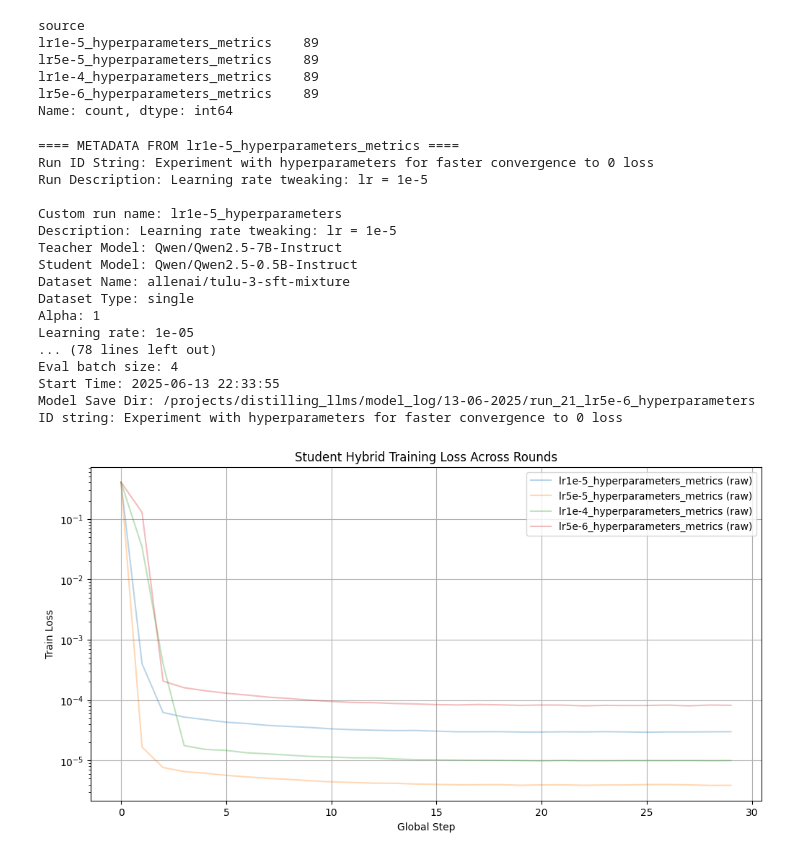
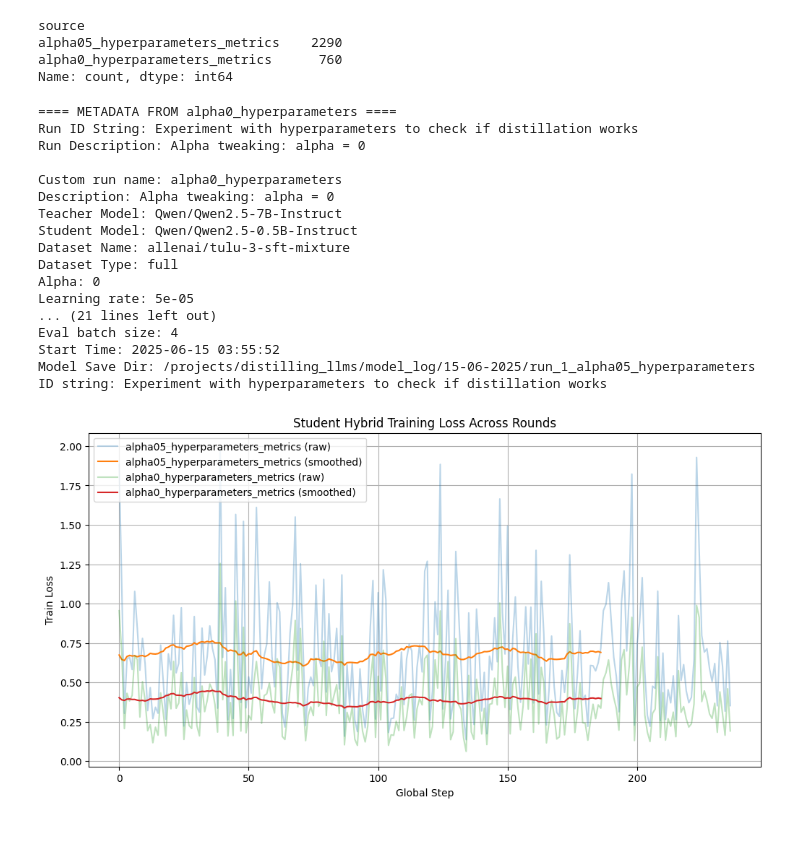
Before and after one commit to r-three/SLMensembles, a Jupyter notebook: SLM_ensembles.ipynb, the cells around one changed output. Saved outputs shown, nothing was run; the diff lists cells and outputs as text; code cells hidden in the pictures.

```diff
--- a/SLM_ensembles.ipynb
+++ b/SLM_ensembles.ipynb
@@ -35,13 +35,11 @@ for i in range(len(subdirs)):
         df["source"] = name
         all_dfs.append(df)
 
-combined_df = pd.concat(all_dfs.values(), ignore_index=True)
+combined_df = pd.concat(all_dfs, ignore_index=True)
 
 print(combined_df["source"].value_counts())
 # %% [output]
 source
-lr1e-5_hyperparameters_metrics    89
-lr5e-5_hyperparameters_metrics    89
-lr1e-4_hyperparameters_metrics    89
-lr5e-6_hyperparameters_metrics    89
+alpha05_hyperparameters_metrics    2290
+alpha0_hyperparameters_metrics      760
 Name: count, dtype: int64
@@ -63,55 +46,68 @@ Name: count, dtype: int64
 # %%
-for name, df in dfs.items():
+for df in all_dfs:
     metadata_str = df[df["metadata"].notna()]["metadata"].iloc[0]
     metadata = ast.literal_eval(metadata_str)
 
-    print(f"\n==== METADATA FROM {name} ====")
+    print(f"\n==== METADATA FROM {metadata.get('Custom run name','N/A')} ====")
     print(f"Run ID String: {metadata.get('ID string', 'N/A')}")
     print(f"Run Description: {metadata.get('Description', 'N/A')}\n")
 
     for key, value in metadata.items():
         print(f"{key}: {value}")
 # %% [output]
-==== METADATA FROM lr1e-5_hyperparameters_metrics ====
-Run ID String: Experiment with hyperparameters for faster convergence to 0 loss
-Run Description: Learning rate tweaking: lr = 1e-5
+==== METADATA FROM alpha0_hyperparameters ====
+Run ID String: Experiment with hyperparameters to check if distillation works
+Run Description: Alpha tweaking: alpha = 0
 
-Custom run name: lr1e-5_hyperparameters
-Description: Learning rate tweaking: lr = 1e-5
+Custom run name: alpha0_hyperparameters
+Description: Alpha tweaking: alpha = 0
 Teacher Model: Qwen/Qwen2.5-7B-Instruct
 Student Model: Qwen/Qwen2.5-0.5B-Instruct
 Dataset Name: allenai/tulu-3-sft-mixture
-Dataset Type: single
-Alpha: 1
-Learning rate: 1e-05
-... (78 lines left out)
+Dataset Type: full
+Alpha: 0
+Learning rate: 5e-05
+... (21 lines left out)
 Eval batch size: 4
-Start Time: 2025-06-13 22:33:55
-Model Save Dir: /projects/distilling_llms/model_log/13-06-2025/run_21_lr5e-6_hyperparameters
-ID string: Experiment with hyperparameters for faster convergence to 0 loss
+Start Time: 2025-06-15 03:55:52
+Model Save Dir: /projects/distilling_llms/model_log/15-06-2025/run_1_alpha05_hyperparameters
+ID string: Experiment with hyperparameters to check if distillation works
 # %%
 # Student train loss (hybrid) over rounds
 side_by_side = False
+x_min_loss = True
+min_len = 1000
 
 filter_size = 51
 kernel = np.ones(filter_size) / filter_size
 
+if not side_by_side:
+    # Display values on the x-axis only up to the minimum number of logged lines across files
+    if x_min_loss:
+        for name, df in combined_df.groupby("source"):
+            student_train_df = df[
+                (df["role"] == "student") &
+                (df["phase"] == "train") &
+                (df["function"] == "compute_loss")
+            ]
 
-if not side_by_side:
+            loss = student_train_df["train_loss"].to_numpy()
+            min_len = min(min_len, len(loss))
+
     plt.figure(figsize=(12, 6))
 
-    for name, df in dfs.items():
+    for  name, df in combined_df.groupby("source"):
         student_train_df = df[
             (df["role"] == "student") &
             (df["phase"] == "train") &
             (df["function"] == "compute_loss")
         ]
 
-        loss = student_train_df["train_loss"].to_numpy()
+        loss = student_train_df["train_loss"].to_numpy()[:min_len]
         smoothed = scipy.signal.fftconvolve(loss, kernel, mode="valid")
 
         plt.plot(range(len(loss)), loss, alpha=0.3, label=f"{name} (raw)")
-        # plt.plot(range(len(smoothed)), smoothed, label=f"{name} (smoothed)")
+        plt.plot(range(len(smoothed)), smoothed, label=f"{name} (smoothed)")
 
 
     plt.title("Student Hybrid Training Loss Across Rounds")
@@ -119,7 +115,7 @@ if not side_by_side:
     plt.ylabel("Train Loss")
     plt.legend()
     plt.grid(True)
-    plt.yscale("log")
+    # plt.yscale("log")
     plt.show()
 else:
     num_files = len(dfs)
@@ -134,31 +130,32 @@ else:
 
         student_train_df = df[
             (df["role"] == "student") &
             (df["phase"] == "train") &
             (df["function"] == "compute_loss")
         ]
 
         loss = student_train_df["train_loss"].to_numpy()
         if len(loss) < filter_size:
             ax.set_title(f"{name} (too short)")
             ax.axis("off")
             continue
 
         smoothed = scipy.signal.fftconvolve(loss, kernel, mode="valid")
 
         ax.plot(range(len(loss)), loss, alpha=0.3, label="Raw")
         # ax.plot(range(len(smoothed)), smoothed, label="Smoothed")
         ax.set_title(f"Training Loss: {name}")
         ax.set_xlabel("Global Step")
         ax.set_ylabel("Train Loss")
         ax.legend()
 
     # Hide any unused subplots
     for i in range(idx + 1, rows * cols):
         row, col = divmod(i, cols)
         axes[row][col].axis("off")
 
+    plt.yscale("log")
     plt.tight_layout()
     plt.show()
 # %% [output]
-[figure, old version]
+[figure, new version]
```
Also changed, not shown: parts of 2 cells of this notebook.
